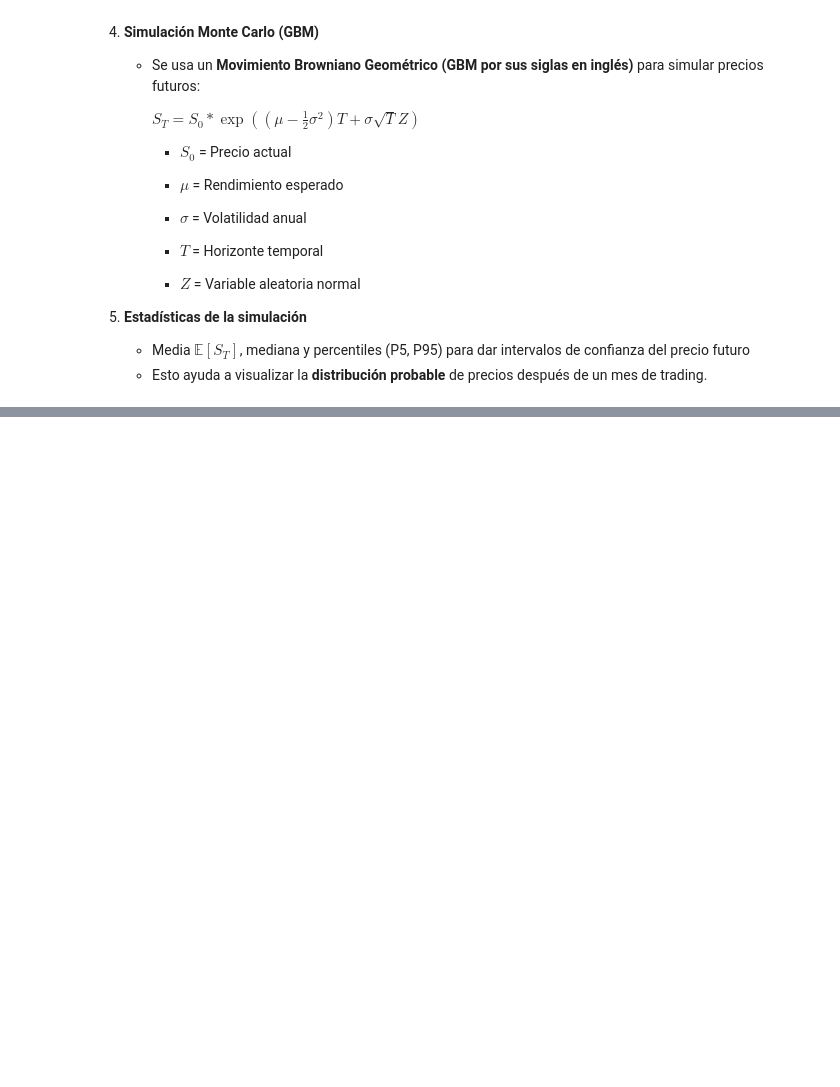
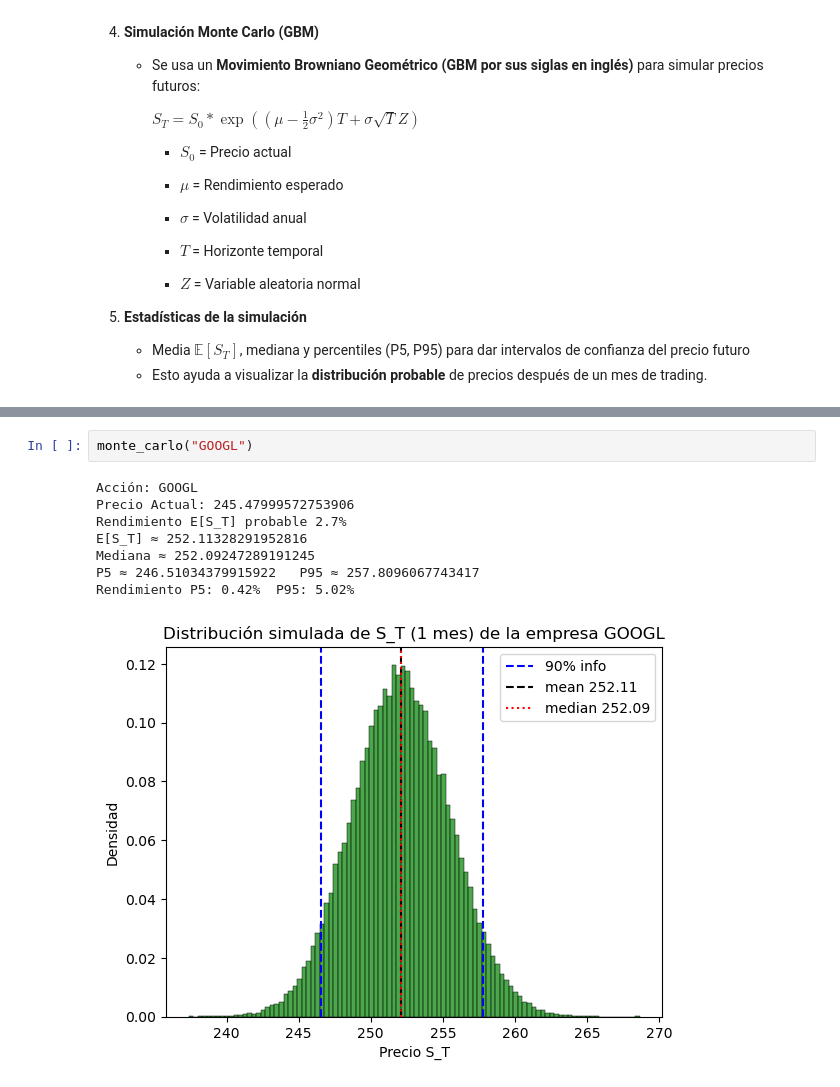
Before and after one commit to leon-mtz07/Proyecciones-de-empresas, a Jupyter notebook: Proyecciones.ipynb, the cells around one changed output, grey strips where cells are left out. Saved outputs shown, nothing was run; the diff lists cells and outputs as text; blank space fills up the shorter version.

```diff
--- a/Proyecciones.ipynb
+++ b/Proyecciones.ipynb
@@ -144,0 +111,11 @@ Rendimiento P5: -0.19%  P95: 4.12%
+# %%
+monte_carlo("GOOGL")
+# %% [output]
+Acción: GOOGL
+Precio Actual: 245.47999572753906
+Rendimiento E[S_T] probable 2.7%
+E[S_T] ≈ 252.11328291952816
+Mediana ≈ 252.09247289191245
+P5 ≈ 246.51034379915922   P95 ≈ 257.8096067743417
+Rendimiento P5: 0.42%  P95: 5.02%
+[figure, added]
```
Also changed, not shown: parts of 8 cells of this notebook, 1 other file.
